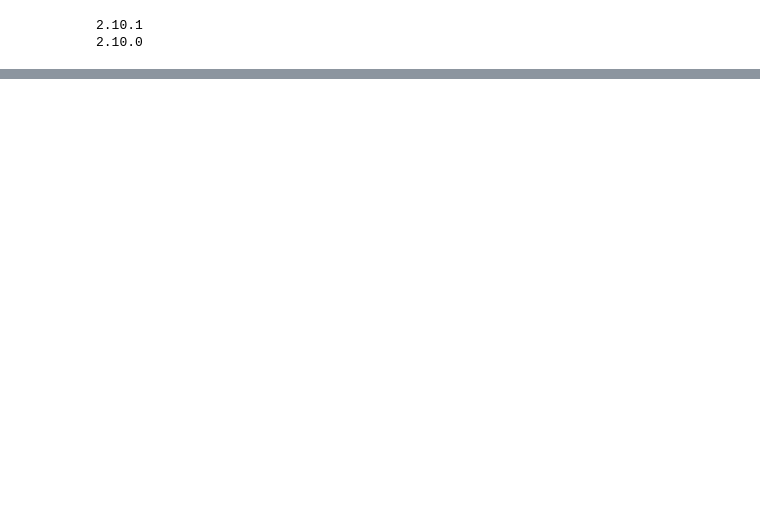
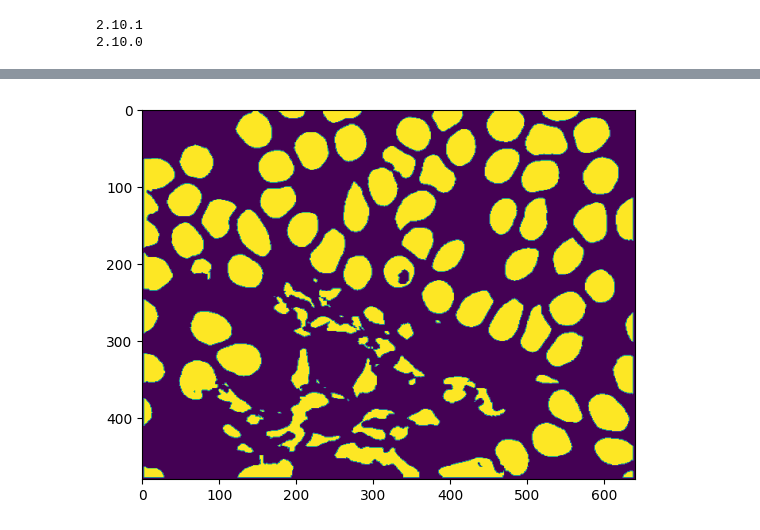
Before and after one commit to klingerkrieg/pid-course-project, a Jupyter notebook: segmentation_methods/unet_validation.ipynb, the cells around one changed output, grey strips where cells are left out. Cells and saved outputs as stored; diff of their text form; code cells hidden in the pictures; blank space fills up the shorter version.

```diff
--- a/segmentation_methods/unet_validation.ipynb
+++ b/segmentation_methods/unet_validation.ipynb
@@ -64,0 +121,8 @@ if __name__ == "__main__":
+# %%
+if __name__ == "__main__":
+    unet = UNetPredict(trainVersion=2)
+    mask = unet.predict("../blood_samples/samples/blood_smear_3.JPG")
+
+    plt.imshow(mask)
+    plt.show()
+# %% [output]
@@ -64,0 +131 @@ if __name__ == "__main__":
+[figure, added]
```
Also changed, not shown: parts of 6 cells of this notebook, 6 other files.
